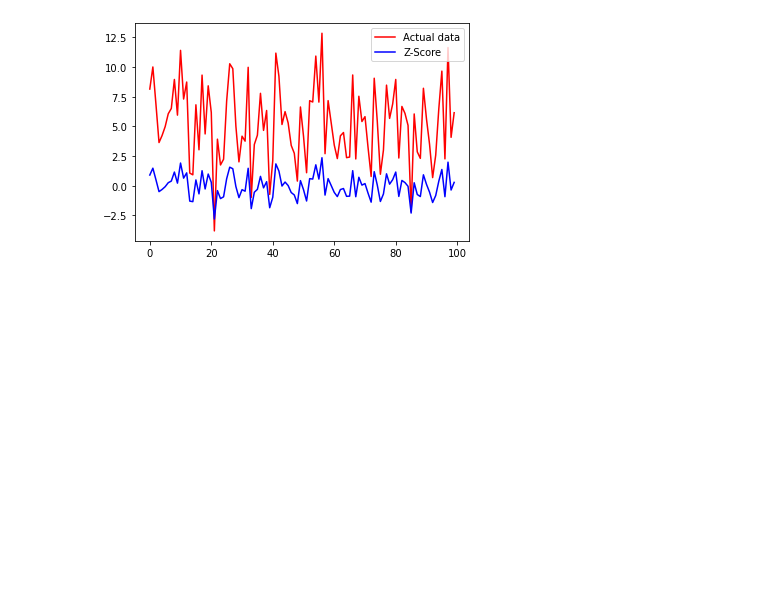
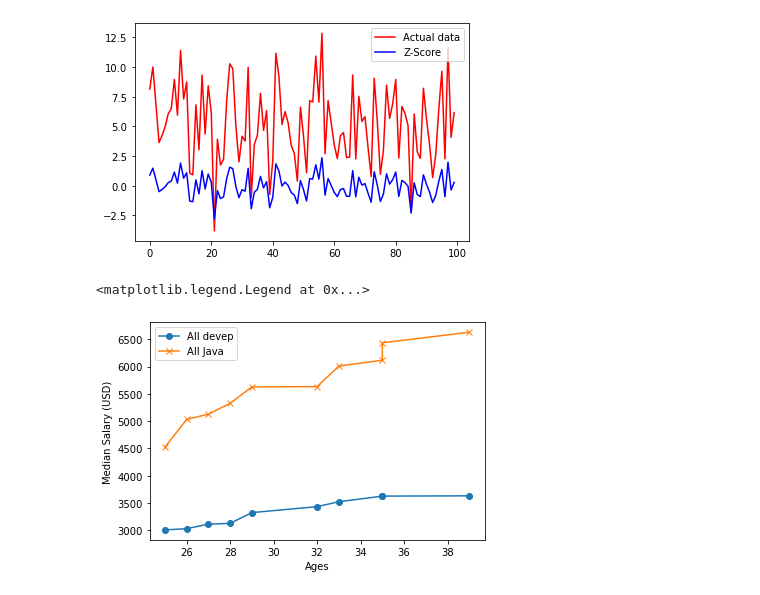
Before and after one commit to Bsarma90/Composite-Analytics, a Jupyter notebook: BootCamp-Session-1.ipynb, the cells around one changed output. Saved outputs shown, nothing was run; the diff lists cells and outputs as text; code cells hidden in the pictures; blank space fills up the shorter version.

```diff
--- a/BootCamp-Session-1.ipynb
+++ b/BootCamp-Session-1.ipynb
@@ -165,3 +164,19 @@ plt.show()
 Mean =  5.239025991097695
 Variance =  10.388815762430841
 [figure]
+# %%
+##########Sort data in ascending order and print it
+age_x=[25,26,27,29,33,32,35,28,35,39]
+devop=[3525,3326,3627,3129,3633,3032,3115,3628,3435,3009]
+javadop=[4525,5326,5627,5129,5633,5032,6115,6628,6435,6009]
+age_x.sort()
+devop.sort()
+javadop.sort()
+plt.plot(age_x,devop,marker="o",label="All devep")
+plt.plot(age_x,javadop,marker="x",label="All Java ")
+plt.xlabel("Ages")
+plt.ylabel("Median Salary (USD)")
+plt.legend()
+# %% [output]
+<matplotlib.legend.Legend at 0x...>
+[figure, added]
```
Also changed, not shown: parts of 1 cell of this notebook.
